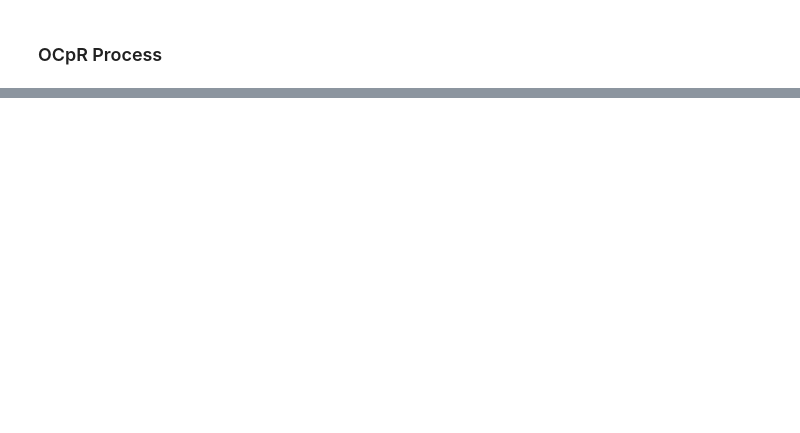
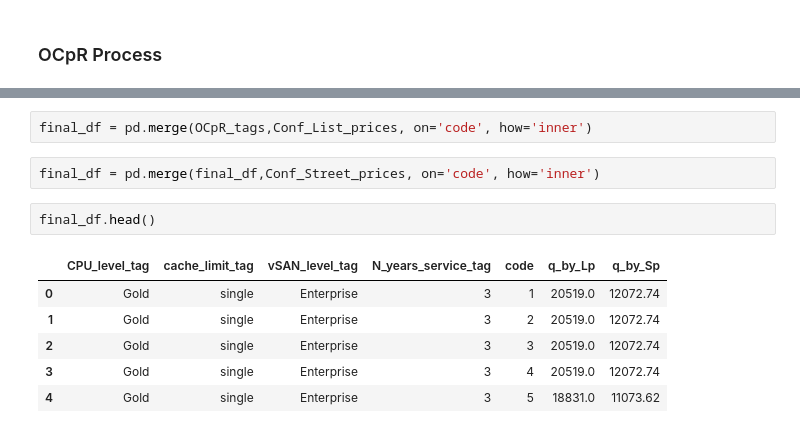
Before and after one commit to Matti88/WDIS, a Jupyter notebook: WDIS.ipynb, the cells around one changed output, grey strips where cells are left out. Saved outputs shown, nothing was run; the diff lists cells and outputs as text; blank space fills up the shorter version.

```diff
--- a/WDIS.ipynb
+++ b/WDIS.ipynb
@@ -79,0 +138,13 @@ loop_thru_dataframes(dfs)
+# %%
+final_df = pd.merge(OCpR_tags,Conf_List_prices, on='code', how='inner')
+# %%
+final_df = pd.merge(final_df,Conf_Street_prices, on='code', how='inner')
+# %%
+final_df.head()
+# %% [output]
+|  | CPU_level_tag | cache_limit_tag | vSAN_level_tag | N_years_service_tag | code | q_by_Lp | q_by_Sp |
+| 0 | Gold | single | Enterprise | 3 | 1 | 20519.0 | 12072.74 |
+| 1 | Gold | single | Enterprise | 3 | 2 | 20519.0 | 12072.74 |
+| 2 | Gold | single | Enterprise | 3 | 3 | 20519.0 | 12072.74 |
+| 3 | Gold | single | Enterprise | 3 | 4 | 20519.0 | 12072.74 |
+| 4 | Gold | single | Enterprise | 3 | 5 | 18831.0 | 11073.62 |
```
Also changed, not shown: parts of 18 cells of this notebook.
